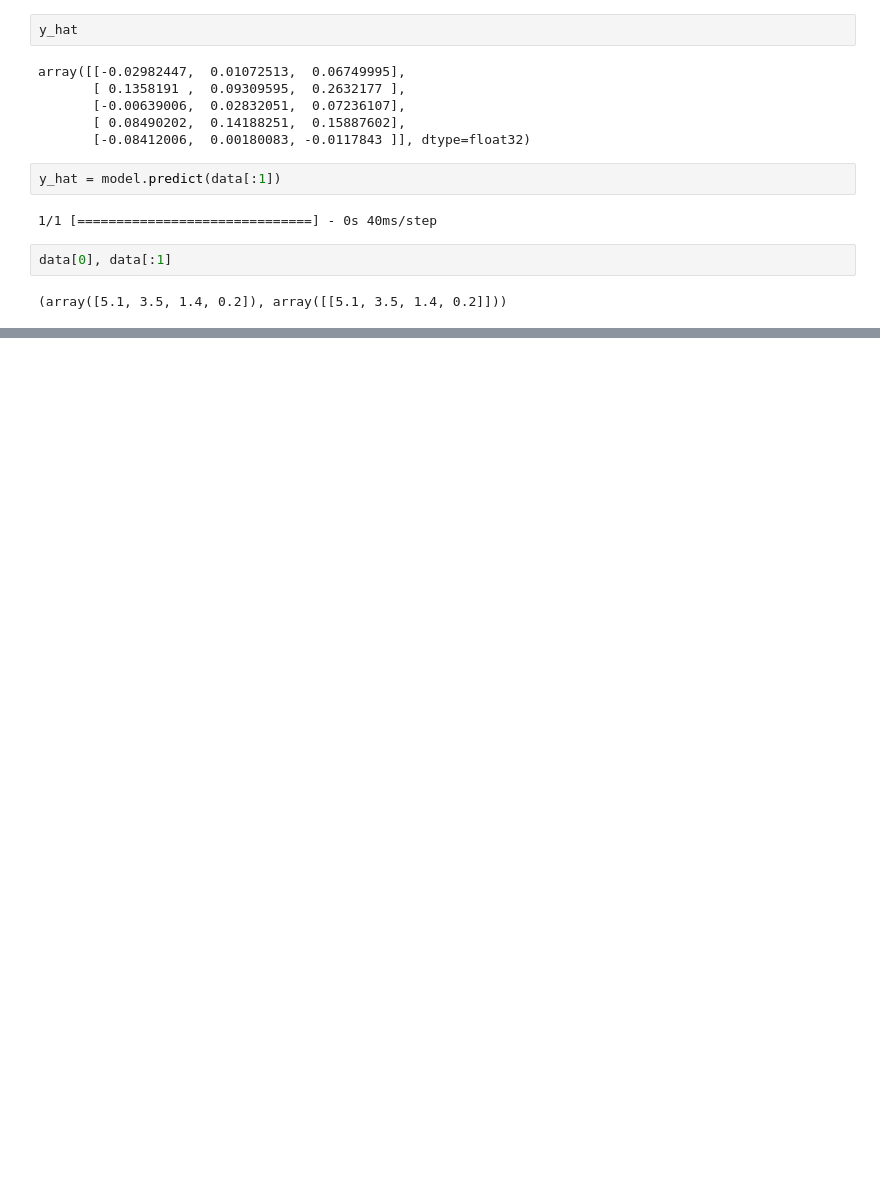
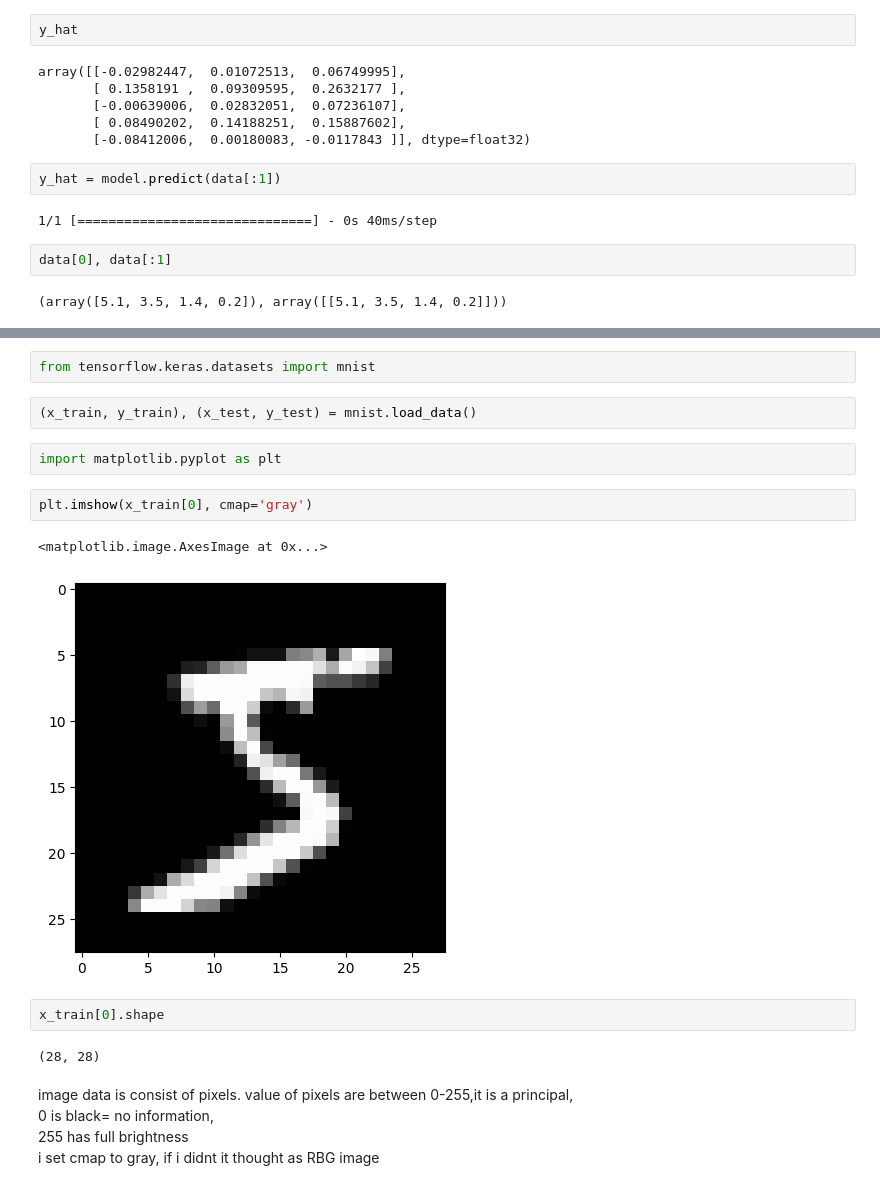
Before and after one commit to PariaNajafi/Neural_Network_Learning, a Jupyter notebook: Neural_Network_tensorflow.ipynb, the cells around one changed output, grey strips where cells are left out. Saved outputs shown, nothing was run; the diff lists cells and outputs as text; blank space fills up the shorter version.

```diff
--- a/Neural_Network_tensorflow.ipynb
+++ b/Neural_Network_tensorflow.ipynb
@@ -306,0 +545,19 @@ data[0], data[:1]
+# %%
+from tensorflow.keras.datasets import mnist
+# %%
+(x_train, y_train), (x_test, y_test) = mnist.load_data()
+# %%
+import matplotlib.pyplot as plt
+# %%
+plt.imshow(x_train[0], cmap='gray')
+# %% [output]
+<matplotlib.image.AxesImage at 0x...>
+[figure, added]
+# %%
+x_train[0].shape
+# %% [output]
+(28, 28)
+# %% [markdown]
+image data is consist of pixels. value of pixels are between 0-255,it is a principal, <br>0 is black= no information,
+<br>255 has full brightness<br>
+i set cmap to gray, if i didnt it thought as RBG image
```
Also changed, not shown: parts of 81 cells of this notebook.
